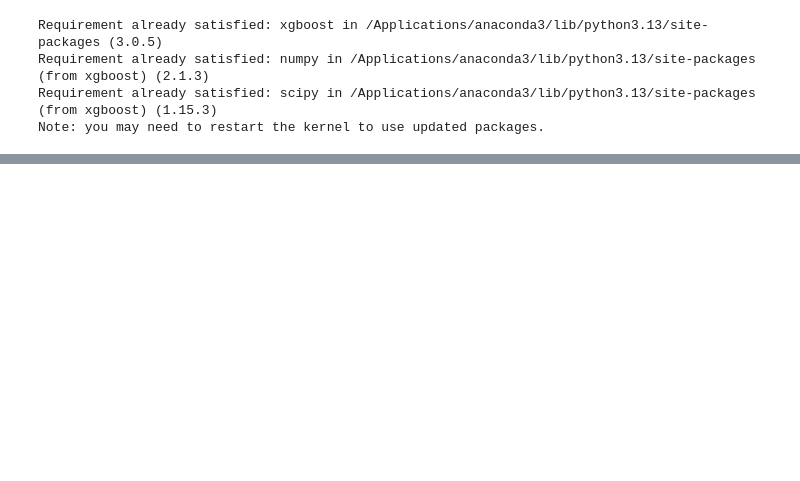
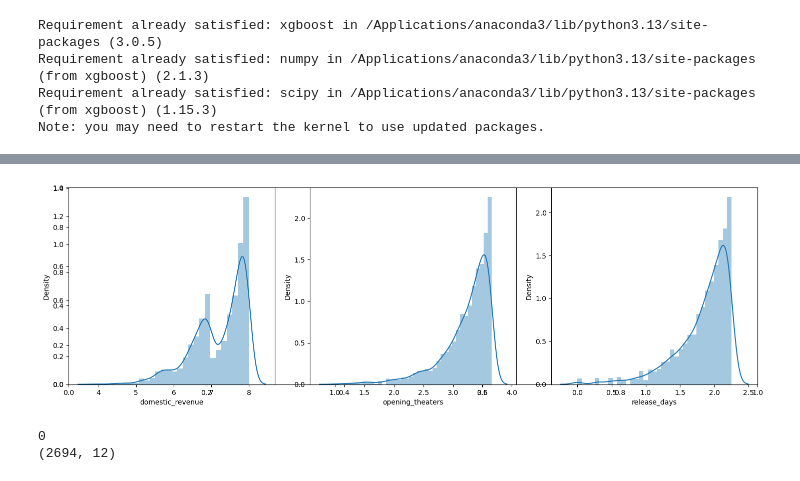
Before and after one commit to bhavyayay/box_office_prediction, a Jupyter notebook: boxofficeprediction.ipynb, the cells around one changed output, grey strips where cells are left out. Cells and saved outputs as stored; diff of their text form; code cells hidden in the pictures; blank space fills up the shorter version.

```diff
--- a/boxofficeprediction.ipynb
+++ b/boxofficeprediction.ipynb
@@ -26,0 +138,12 @@ FileNotFoundError: [Errno 2] No such file or directory: 'boxoffice.csv'
+# %%
+for col in features:
+  df[col] = df[col].apply(lambda x: np.log10(x))
+# %%
+plt.subplots(figsize=(15, 5))
+for i, col in enumerate(features):
+    plt.subplot(1, 3, i+1)
+    sb.distplot(df[col])
+plt.tight_layout()
+plt.show()
+# %% [output]
+[figure, added]
@@ -26,0 +160,15 @@ FileNotFoundError: [Errno 2] No such file or directory: 'boxoffice.csv'
+# %%
+removed = 0
+
+if 'action' in df.columns and 'western' in df.columns:
+    for col in df.loc[:, 'action':'western'].columns:
+
+        if (df[col] == 0).mean() > 0.95:
+            removed += 1
+            df.drop(col, axis=1, inplace=True)
+
+print(removed)
+print(df.shape)
+# %% [output]
+0
+(2694, 12)
```
Also changed, not shown: parts of 19 cells of this notebook.
